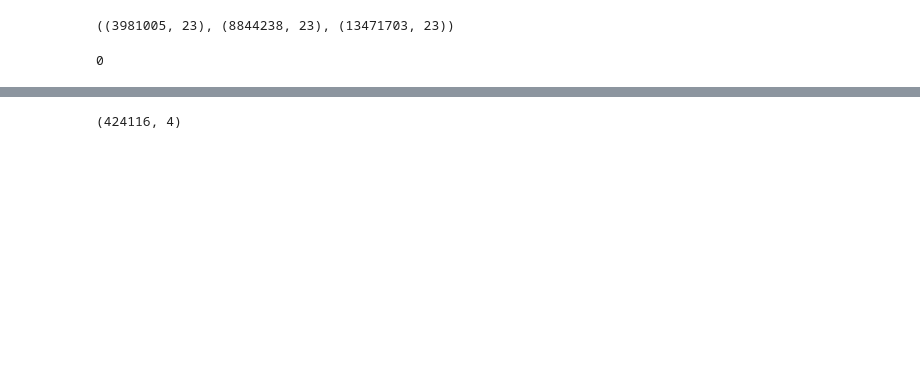
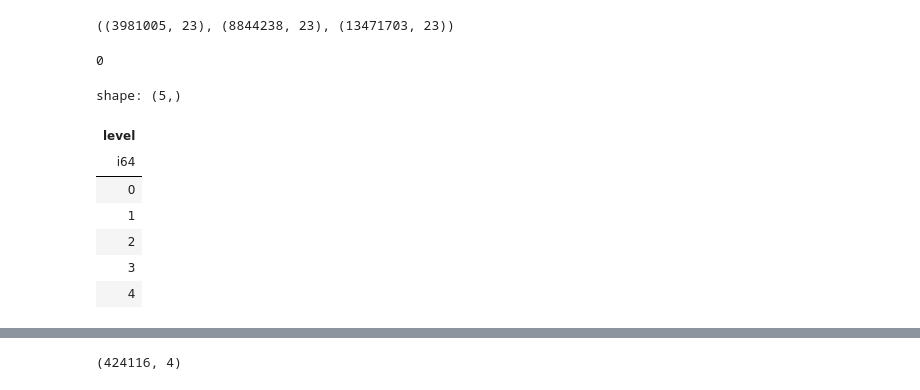
Before and after one commit to lhduc94/predict_student_perfomance, a Jupyter notebook: notebooks/new.ipynb, the cells around one changed output, grey strips where cells are left out. Drawn from its saved outputs; the diff is of its cells as text; code cells hidden in the pictures; blank space fills up the shorter version.

```diff
--- a/notebooks/new.ipynb
+++ b/notebooks/new.ipynb
@@ -210,3 +210,14 @@ gc.collect()
 0
 # %%
 level_limit = {'0-4':(1,5),'5-12':(5,13),'13-22':(13,23)}
+# %%
+df1['level'].unique()
+# %% [output]
+shape: (5,)
+| level |
+| i64 |
+| 0 |
+| 1 |
+| 2 |
+| 3 |
+| 4 |
```
Also changed, not shown: parts of 19 cells of this notebook, 6 other files.
